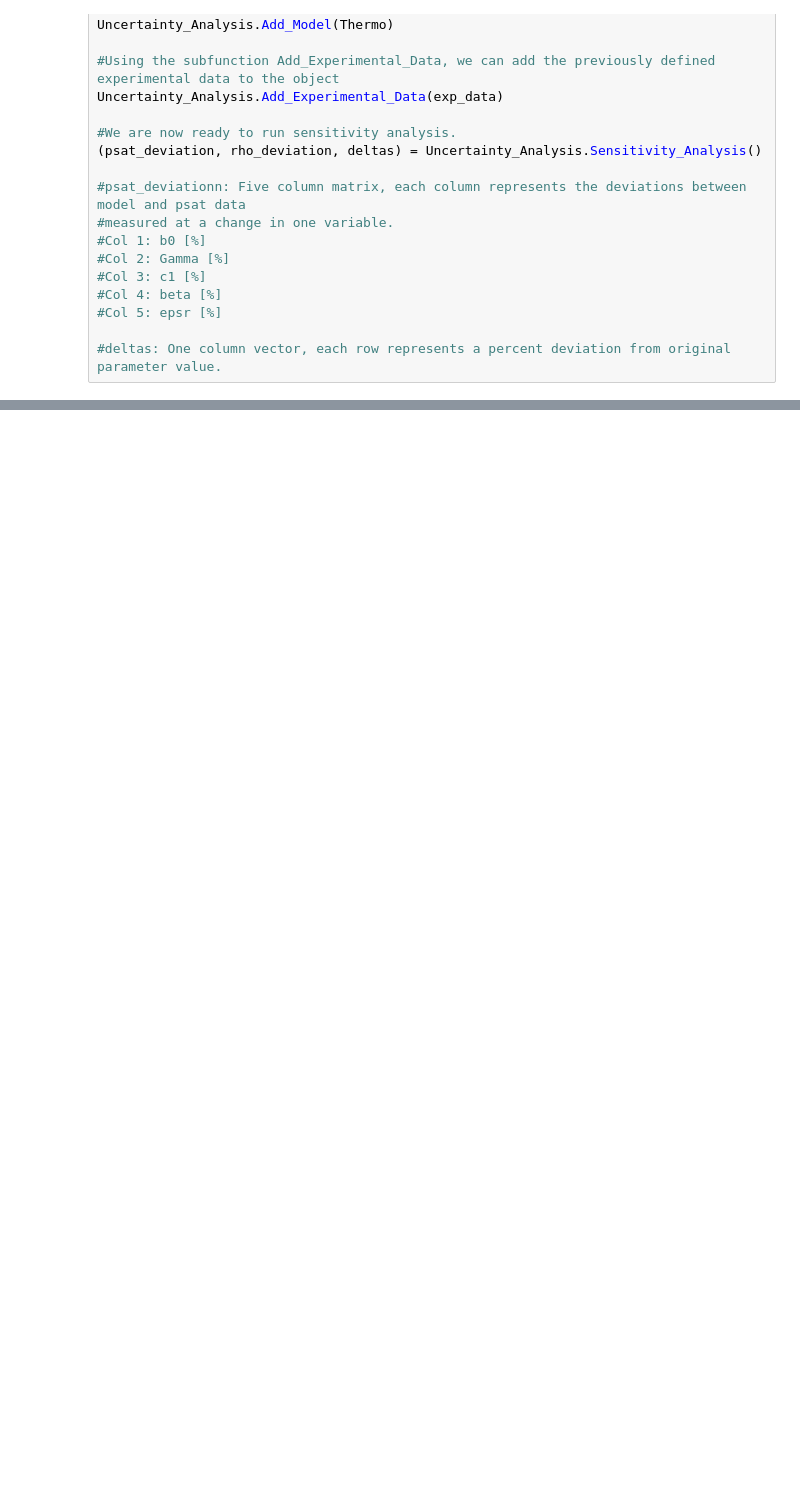
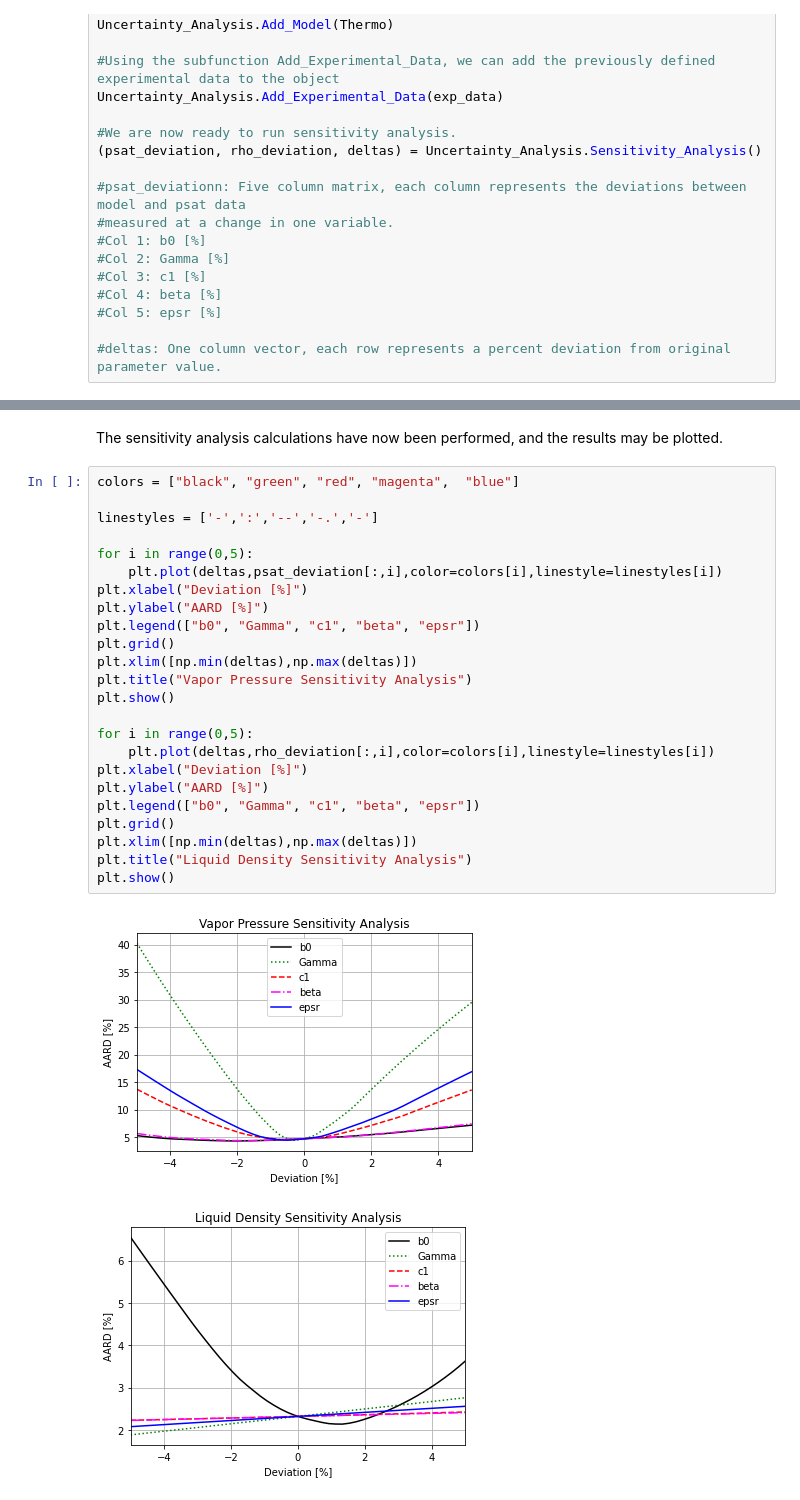
Before and after one commit to olisimdan/PyTherm, a Jupyter notebook: 5. Uncertainty Analysis.ipynb, the cells around one changed output, grey strips where cells are left out. Drawn from its saved outputs; the diff is of its cells as text; blank space fills up the shorter version.

```diff
--- a/5. Uncertainty Analysis.ipynb
+++ b/5. Uncertainty Analysis.ipynb
@@ -162,0 +205,29 @@ b0_new, Gamma_new, c1_new, AssocVol_new, AssocEng_new = optimizer.Calculation()
+# %% [markdown]
+The sensitivity analysis calculations have now been performed, and the results may be plotted.
+# %%
+colors = ["black", "green", "red", "magenta",  "blue"]
+
+linestyles = ['-',':','--','-.','-']
+
+for i in range(0,5):
+    plt.plot(deltas,psat_deviation[:,i],color=colors[i],linestyle=linestyles[i])
+plt.xlabel("Deviation [%]")
+plt.ylabel("AARD [%]")
+plt.legend(["b0", "Gamma", "c1", "beta", "epsr"])
+plt.grid()
+plt.xlim([np.min(deltas),np.max(deltas)])
+plt.title("Vapor Pressure Sensitivity Analysis")
+plt.show()
+
+for i in range(0,5):
+    plt.plot(deltas,rho_deviation[:,i],color=colors[i],linestyle=linestyles[i])
+plt.xlabel("Deviation [%]")
+plt.ylabel("AARD [%]")
+plt.legend(["b0", "Gamma", "c1", "beta", "epsr"])
+plt.grid()
+plt.xlim([np.min(deltas),np.max(deltas)])
+plt.title("Liquid Density Sensitivity Analysis")
+plt.show()
+# %% [output]
+[figure, added]
+[figure, added]
```
Also changed, not shown: parts of 22 cells of this notebook, 3 other files.
